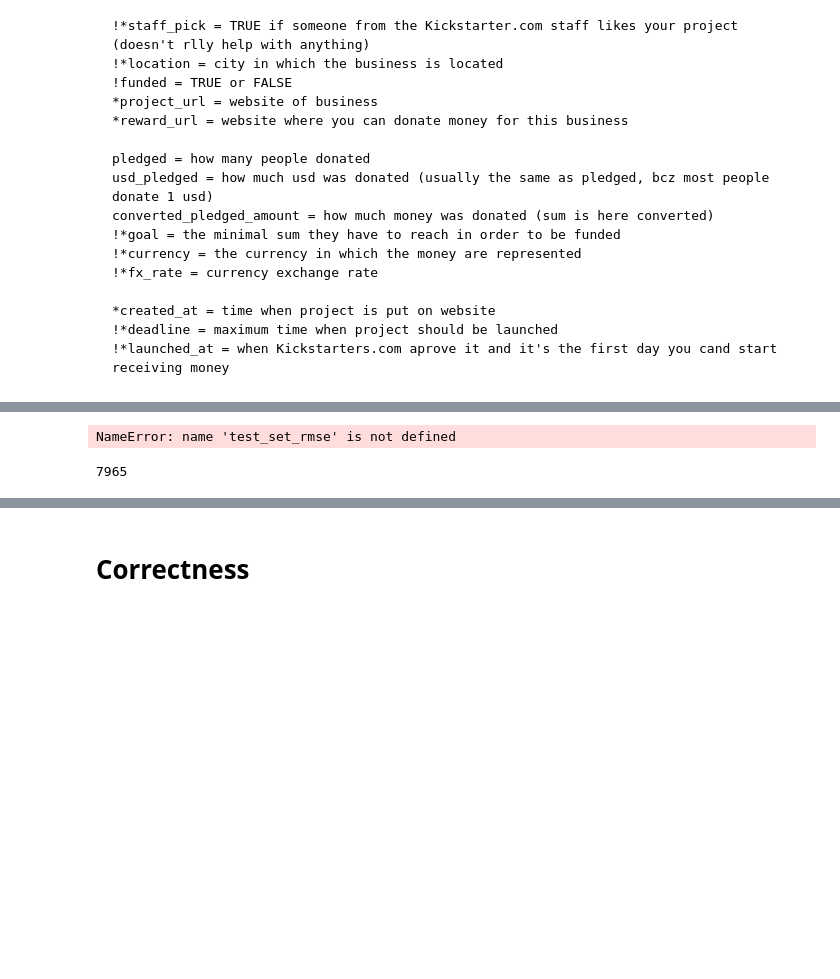
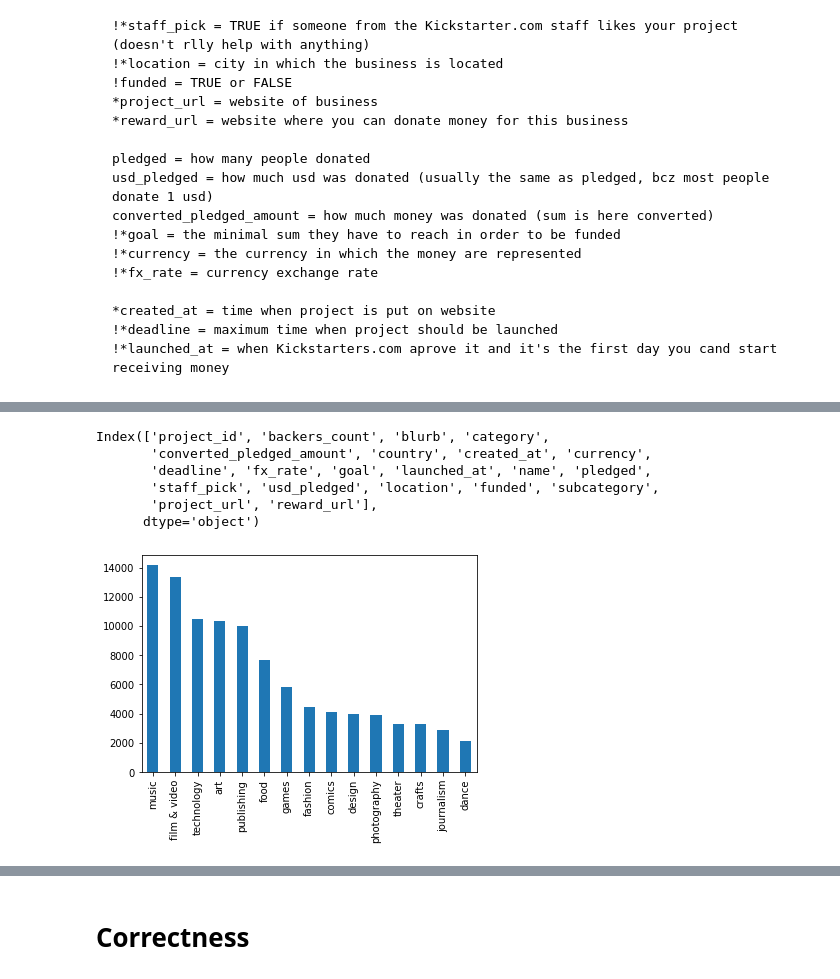
Before and after one commit to hetvankarsa/IntroDSKickstarter, a Jupyter notebook: Kickstarters.ipynb, the cells around one changed output, grey strips where cells are left out. Cells and saved outputs as stored; diff of their text form; code cells hidden in the pictures; blank space fills up the shorter version.

```diff
--- a/Kickstarters.ipynb
+++ b/Kickstarters.ipynb
@@ -464,12 +70,0 @@ training_data['blurb_length'] = blurb_length
-# %%
-# 7. NAME LENGTH
-
-#name_length: #0.12593483192454363
-training_data['name_length'] = training_data['name']
-name_length = []
-for i in range(len(training_data)):
-    if training_data.iloc[i].name_length != training_data.iloc[i].name_length:
-        name_length.append(0)
-    else:
-        name_length.append(len(training_data.iloc[i].name_length))
-training_data['name_length'] = name_length
@@ -610,23 +71,30 @@ F1-measure Score -> 76.43046304469945
-# %%
-# test_set_rmse = (np.sqrt(mean_squared_error(Y_test, pred)))
-# test_set_r2 = r2_score(Y_test, pred)
-
-# # Note that for rmse, the lower that value is, the better the fit
-# print(test_set_rmse)
-
-# # The closer towards 1, the better the fit
-# print(test_set_r2)
-
-print('Variance score: %.2f' % lin_reg_mod.score(X_test, Y_test))
-print("Mean squared error: %.2f" % np.mean((lin_reg_mod.predict(X_test) - Y_test) ** 2))
-# %% [output]
-NameError: name 'test_set_rmse' is not defined
-# %%
-count = 0
-for i in range(len(Y_test)):
-    if(Y_test.iloc[i] != pred[i]):
-        count += 1
-
-print(count)
-# %% [output]
-7965
+# %%
+################################################## CLEANING DATA ##############################################################
+
+# There are quite a few instances that have an unknown country
+# All of them use USD as currency. Therefore, we assume all these projects
+# are from the US:
+
+country_attribute = []
+for i in range(len(data_train)):
+    if(data_train.iloc[i].country != '?'):
+        country_attribute.append(data_train.iloc[i].country)
+    else:
+        country_attribute.append('US')
+
+data_train['country'] = country_attribute
+# %%
+################################################# PICKING FEATURES ############################################################
+
+# Analyzing the 'category' feature
+
+data_train['category'].value_counts().plot(kind='bar')
+data_train.columns
+# %% [output]
+Index(['project_id', 'backers_count', 'blurb', 'category',
+       'converted_pledged_amount', 'country', 'created_at', 'currency',
+       'deadline', 'fx_rate', 'goal', 'launched_at', 'name', 'pledged',
+       'staff_pick', 'usd_pledged', 'location', 'funded', 'subcategory',
+       'project_url', 'reward_url'],
+      dtype='object')
+[figure, added]
```
Also changed, not shown: parts of 62 cells of this notebook.
